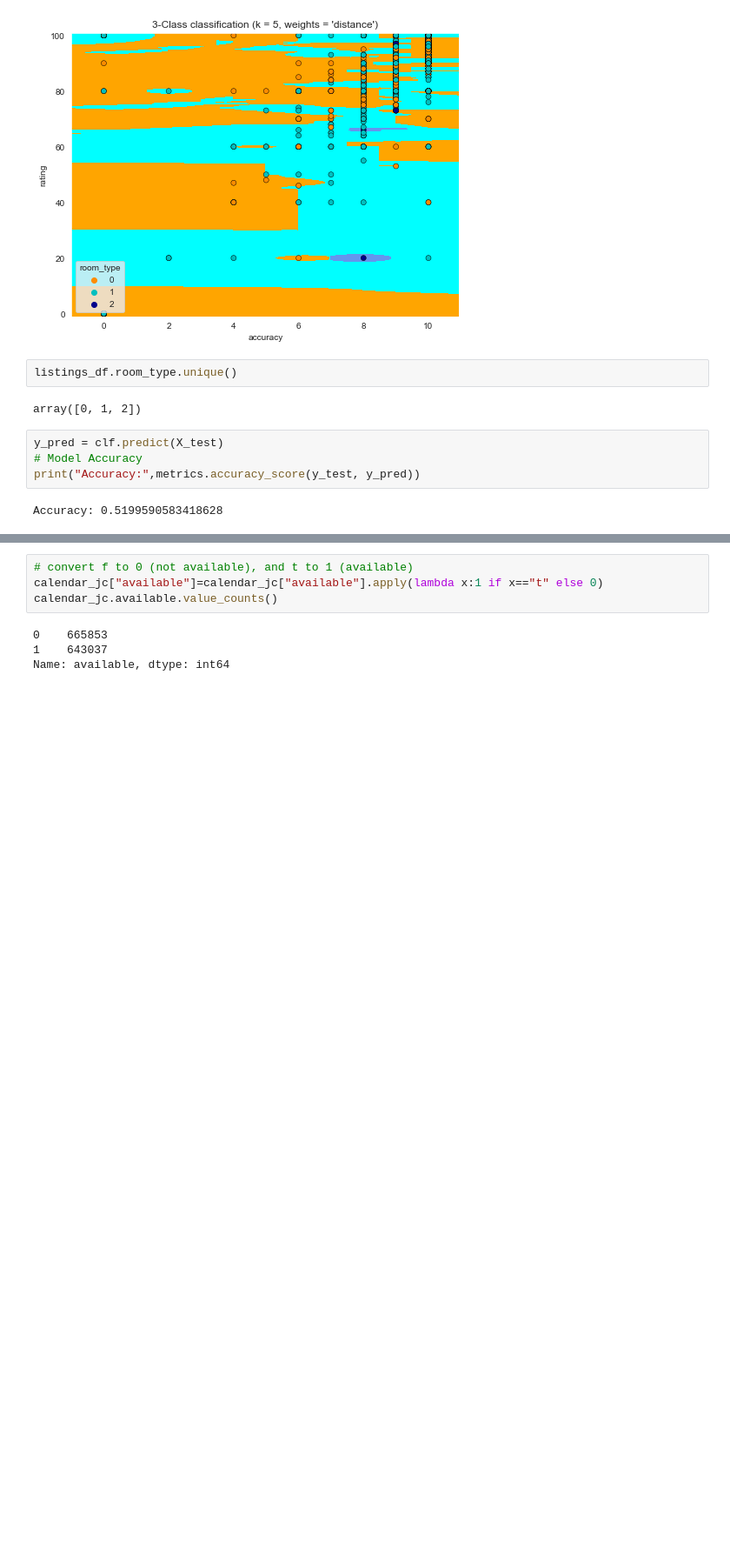
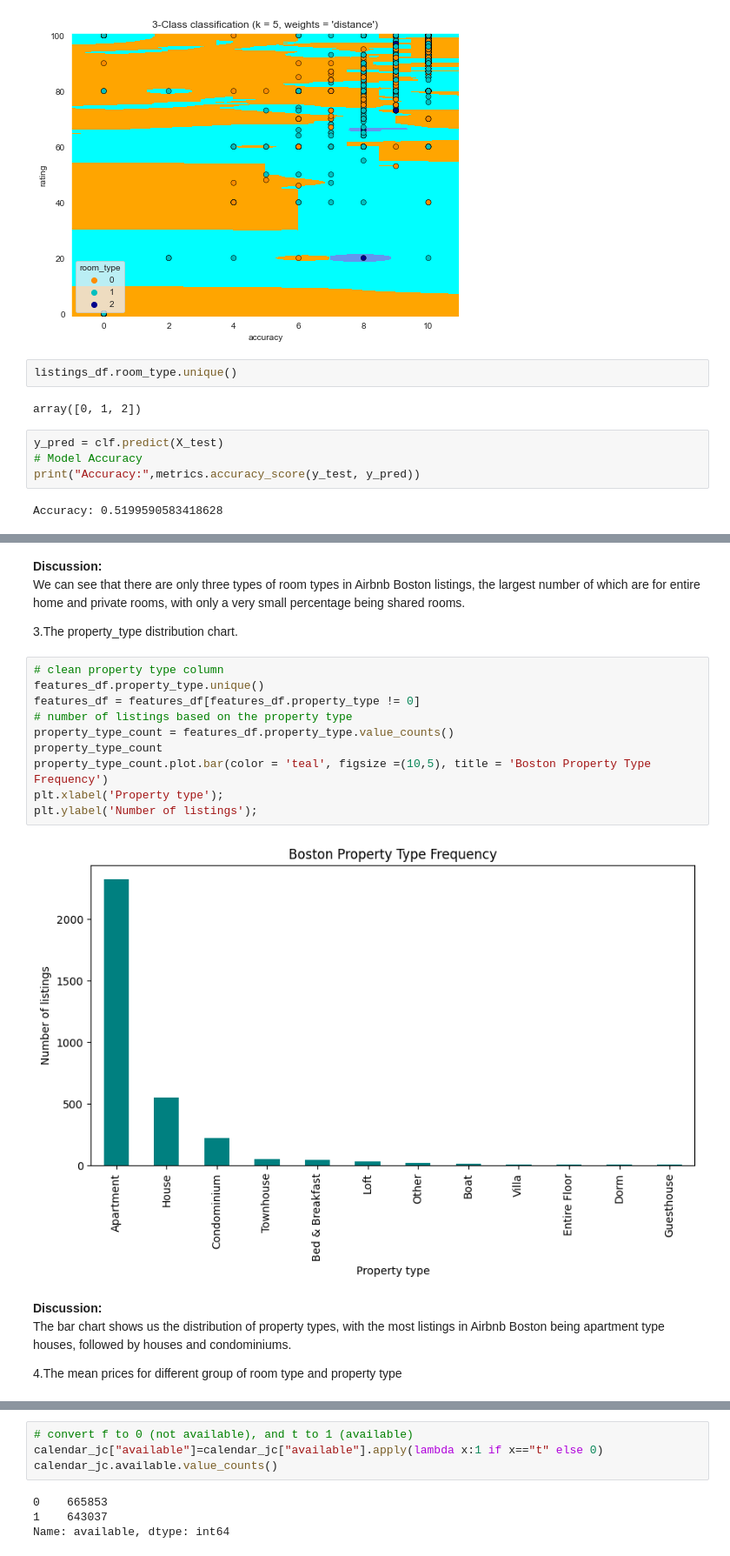
Before and after one commit to Tianyu-Fang/Data-Mining-on-Airbnb-Listings, a Jupyter notebook: dm_project.ipynb, the cells around one changed output, grey strips where cells are left out. Shown at 87% size. Cells and saved outputs as stored; diff of their text form; blank space fills up the shorter version.

```diff
--- a/dm_project.ipynb
+++ b/dm_project.ipynb
@@ -435,0 +469,22 @@ Accuracy: 0.5199590583418628
+# %% [markdown]
+<b>Discussion:</b>
+We can see that there are only three types of room types in Airbnb Boston listings, the largest number of which are for entire home and private rooms, with only a very small percentage being shared rooms.
+
+3.The property_type distribution chart.
+# %%
+# clean property type column
+features_df.property_type.unique()
+features_df = features_df[features_df.property_type != 0]
+# number of listings based on the property type
+property_type_count = features_df.property_type.value_counts()
+property_type_count
+property_type_count.plot.bar(color = 'teal', figsize =(10,5), title = 'Boston Property Type Frequency')
+plt.xlabel('Property type');
+plt.ylabel('Number of listings');
+# %% [output]
+[figure, added]
+# %% [markdown]
+<b>Discussion:</b>
+The bar chart shows us the distribution of property types, with the most listings in Airbnb Boston being apartment type houses, followed by houses and condominiums.
+
+4.The mean prices for different group of room type and property type
```
Also changed, not shown: parts of 51 cells of this notebook, 5 other files.
